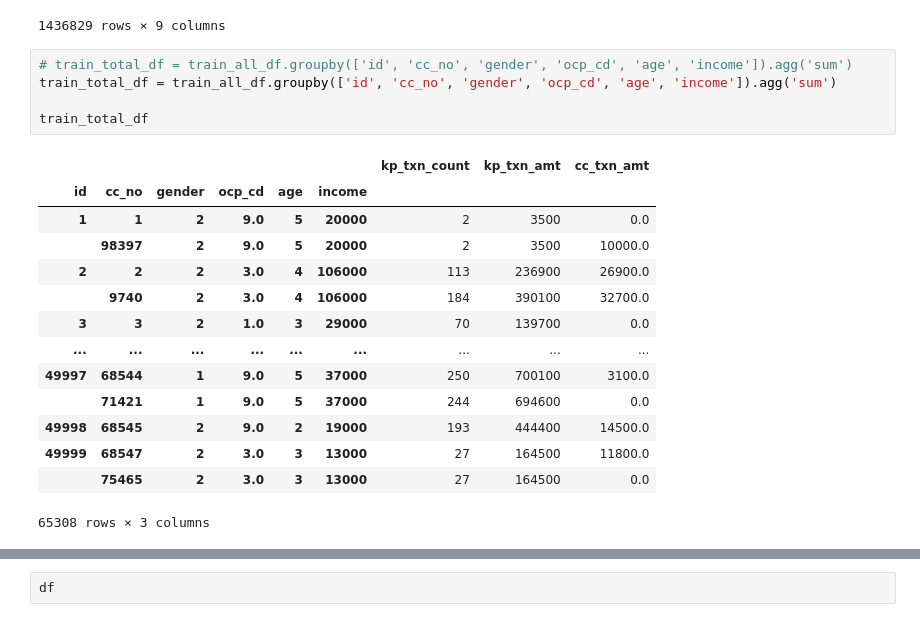
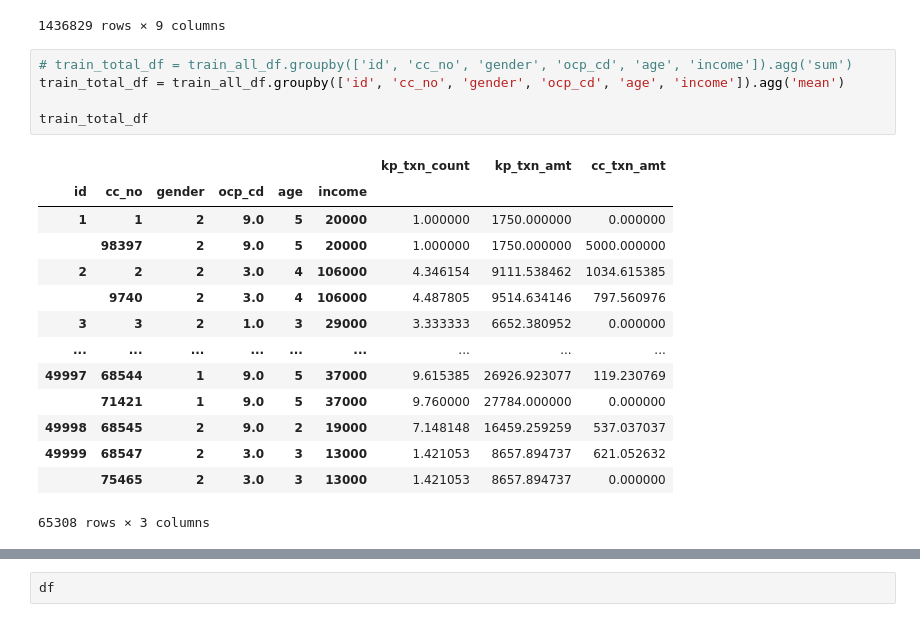
Before and after one commit to thanit456/techjam_2019, a Jupyter notebook: data_pack/data_insight.ipynb, the cells around one changed output, grey strips where cells are left out. Drawn from its saved outputs; the diff is of its cells as text.

```diff
--- a/data_pack/data_insight.ipynb
+++ b/data_pack/data_insight.ipynb
@@ -226,23 +241,23 @@ train_all_df
 1436829 rows × 9 columns
 # %%
 # train_total_df = train_all_df.groupby(['id', 'cc_no', 'gender', 'ocp_cd', 'age', 'income']).agg('sum')
-train_total_df = train_all_df.groupby(['id', 'cc_no', 'gender', 'ocp_cd', 'age', 'income']).agg('sum')
+train_total_df = train_all_df.groupby(['id', 'cc_no', 'gender', 'ocp_cd', 'age', 'income']).agg('mean')
 
 train_total_df
 # %% [output]
 |  |  |  |  |  |  | kp_txn_count | kp_txn_amt | cc_txn_amt |
 | id | cc_no | gender | ocp_cd | age | income |  |  |  |
-| 1 | 1 | 2 | 9.0 | 5 | 20000 | 2 | 3500 | 0.0 |
-|  | 98397 | 2 | 9.0 | 5 | 20000 | 2 | 3500 | 10000.0 |
-| 2 | 2 | 2 | 3.0 | 4 | 106000 | 113 | 236900 | 26900.0 |
-|  | 9740 | 2 | 3.0 | 4 | 106000 | 184 | 390100 | 32700.0 |
-| 3 | 3 | 2 | 1.0 | 3 | 29000 | 70 | 139700 | 0.0 |
+| 1 | 1 | 2 | 9.0 | 5 | 20000 | 1.000000 | 1750.000000 | 0.000000 |
+|  | 98397 | 2 | 9.0 | 5 | 20000 | 1.000000 | 1750.000000 | 5000.000000 |
+| 2 | 2 | 2 | 3.0 | 4 | 106000 | 4.346154 | 9111.538462 | 1034.615385 |
+|  | 9740 | 2 | 3.0 | 4 | 106000 | 4.487805 | 9514.634146 | 797.560976 |
+| 3 | 3 | 2 | 1.0 | 3 | 29000 | 3.333333 | 6652.380952 | 0.000000 |
 | ... | ... | ... | ... | ... | ... | ... | ... | ... |
-| 49997 | 68544 | 1 | 9.0 | 5 | 37000 | 250 | 700100 | 3100.0 |
-|  | 71421 | 1 | 9.0 | 5 | 37000 | 244 | 694600 | 0.0 |
-| 49998 | 68545 | 2 | 9.0 | 2 | 19000 | 193 | 444400 | 14500.0 |
-| 49999 | 68547 | 2 | 3.0 | 3 | 13000 | 27 | 164500 | 11800.0 |
-|  | 75465 | 2 | 3.0 | 3 | 13000 | 27 | 164500 | 0.0 |
+| 49997 | 68544 | 1 | 9.0 | 5 | 37000 | 9.615385 | 26926.923077 | 119.230769 |
+|  | 71421 | 1 | 9.0 | 5 | 37000 | 9.760000 | 27784.000000 | 0.000000 |
+| 49998 | 68545 | 2 | 9.0 | 2 | 19000 | 7.148148 | 16459.259259 | 537.037037 |
+| 49999 | 68547 | 2 | 3.0 | 3 | 13000 | 1.421053 | 8657.894737 | 621.052632 |
+|  | 75465 | 2 | 3.0 | 3 | 13000 | 1.421053 | 8657.894737 | 0.000000 |
 65308 rows × 3 columns
 # %%
 df = train_total_df.reset_index()
```
Also changed, not shown: parts of 3 cells of this notebook, 3 other files.
